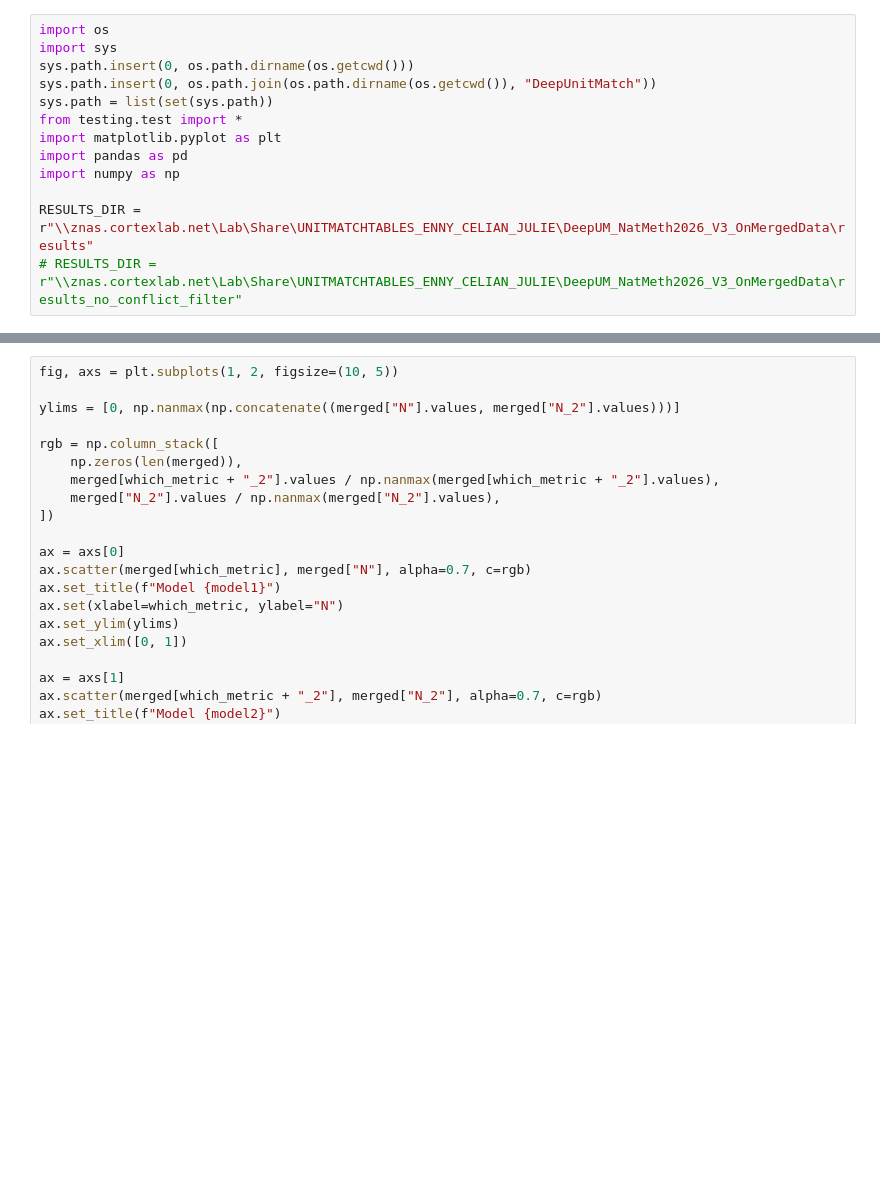
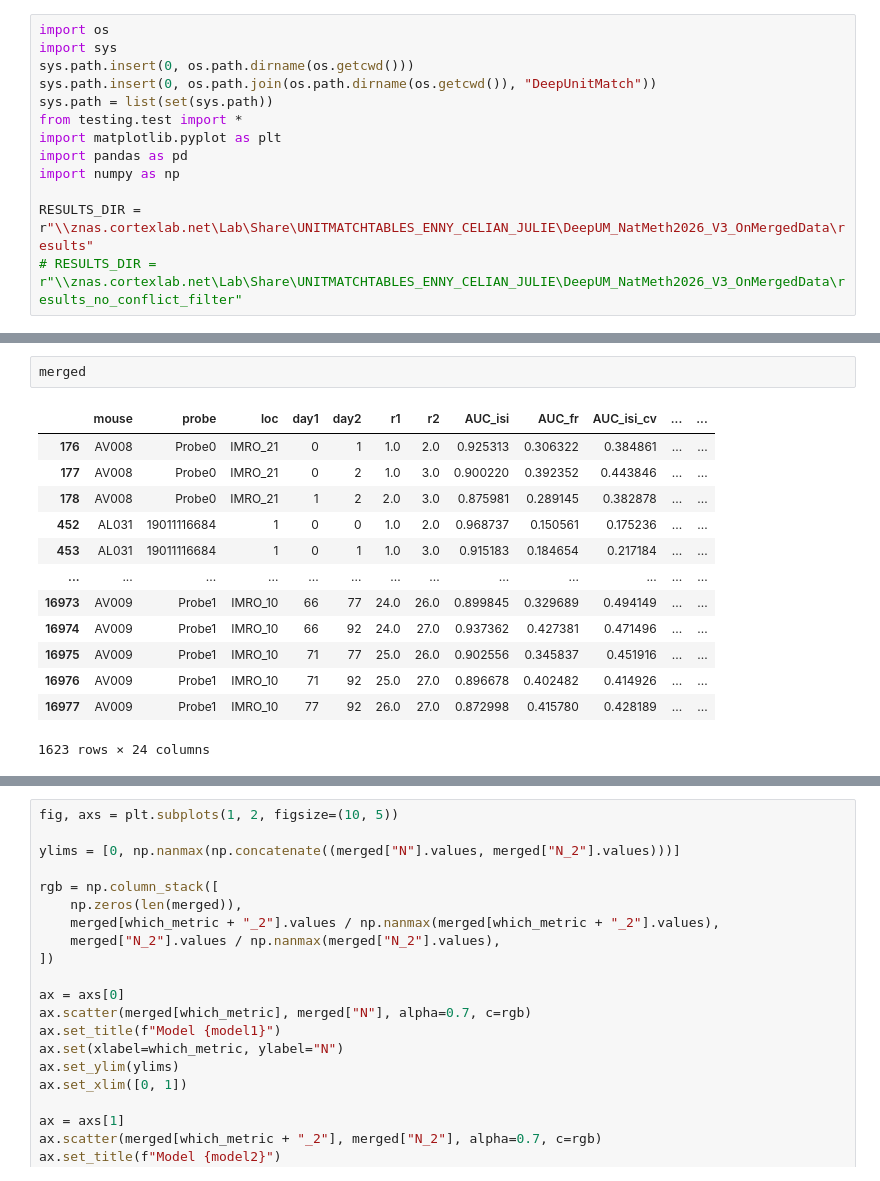
Before and after one commit to EnnyvanBeest/UnitMatch, a Jupyter notebook: UnitMatchPy/PaperAnalyses/figure2.ipynb, the cells around one changed output, grey strips where cells are left out. Cells and saved outputs as stored; diff of their text form; blank space fills up the shorter version.

```diff
--- a/UnitMatchPy/PaperAnalyses/figure2.ipynb
+++ b/UnitMatchPy/PaperAnalyses/figure2.ipynb
@@ -125,0 +144,16 @@ No matches found with DANT in 1 sessions.
+# %%
+merged
+# %% [output]
+|  | mouse | probe | loc | day1 | day2 | r1 | r2 | AUC_isi | AUC_fr | AUC_isi_cv | ... | ... |
+| 176 | AV008 | Probe0 | IMRO_21 | 0 | 1 | 1.0 | 2.0 | 0.925313 | 0.306322 | 0.384861 | ... | ... |
+| 177 | AV008 | Probe0 | IMRO_21 | 0 | 2 | 1.0 | 3.0 | 0.900220 | 0.392352 | 0.443846 | ... | ... |
+| 178 | AV008 | Probe0 | IMRO_21 | 1 | 2 | 2.0 | 3.0 | 0.875981 | 0.289145 | 0.382878 | ... | ... |
+| 452 | AL031 | 19011116684 | 1 | 0 | 0 | 1.0 | 2.0 | 0.968737 | 0.150561 | 0.175236 | ... | ... |
+| 453 | AL031 | 19011116684 | 1 | 0 | 1 | 1.0 | 3.0 | 0.915183 | 0.184654 | 0.217184 | ... | ... |
+| ... | ... | ... | ... | ... | ... | ... | ... | ... | ... | ... | ... | ... |
+| 16973 | AV009 | Probe1 | IMRO_10 | 66 | 77 | 24.0 | 26.0 | 0.899845 | 0.329689 | 0.494149 | ... | ... |
+| 16974 | AV009 | Probe1 | IMRO_10 | 66 | 92 | 24.0 | 27.0 | 0.937362 | 0.427381 | 0.471496 | ... | ... |
+| 16975 | AV009 | Probe1 | IMRO_10 | 71 | 77 | 25.0 | 26.0 | 0.902556 | 0.345837 | 0.451916 | ... | ... |
+| 16976 | AV009 | Probe1 | IMRO_10 | 71 | 92 | 25.0 | 27.0 | 0.896678 | 0.402482 | 0.414926 | ... | ... |
+| 16977 | AV009 | Probe1 | IMRO_10 | 77 | 92 | 26.0 | 27.0 | 0.872998 | 0.415780 | 0.428189 | ... | ... |
+1623 rows × 24 columns
```
Also changed, not shown: parts of 6 cells of this notebook, 1 other file.
